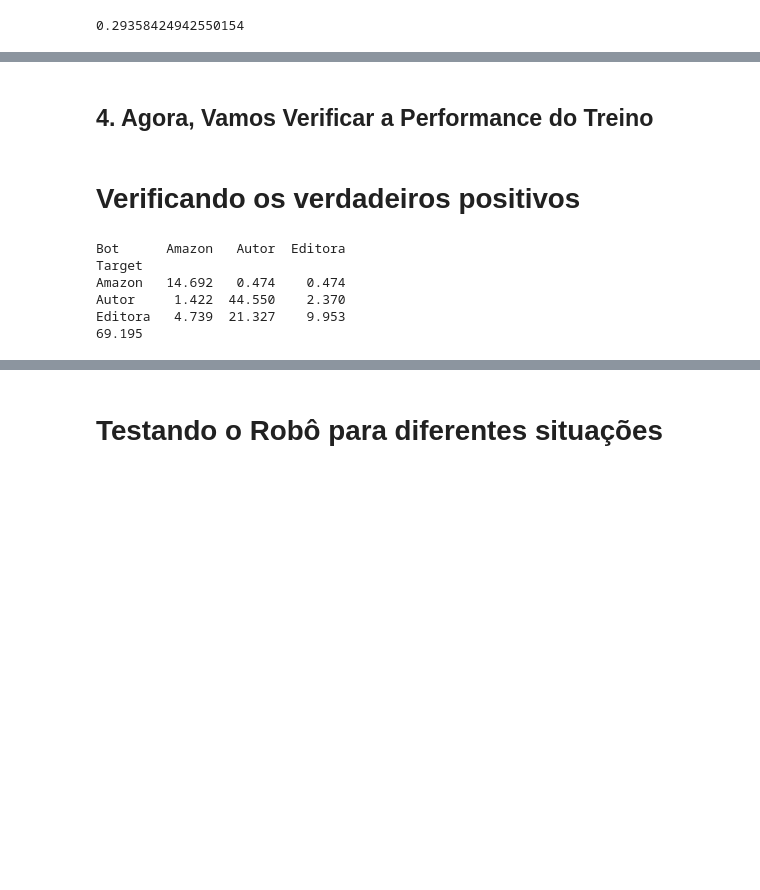
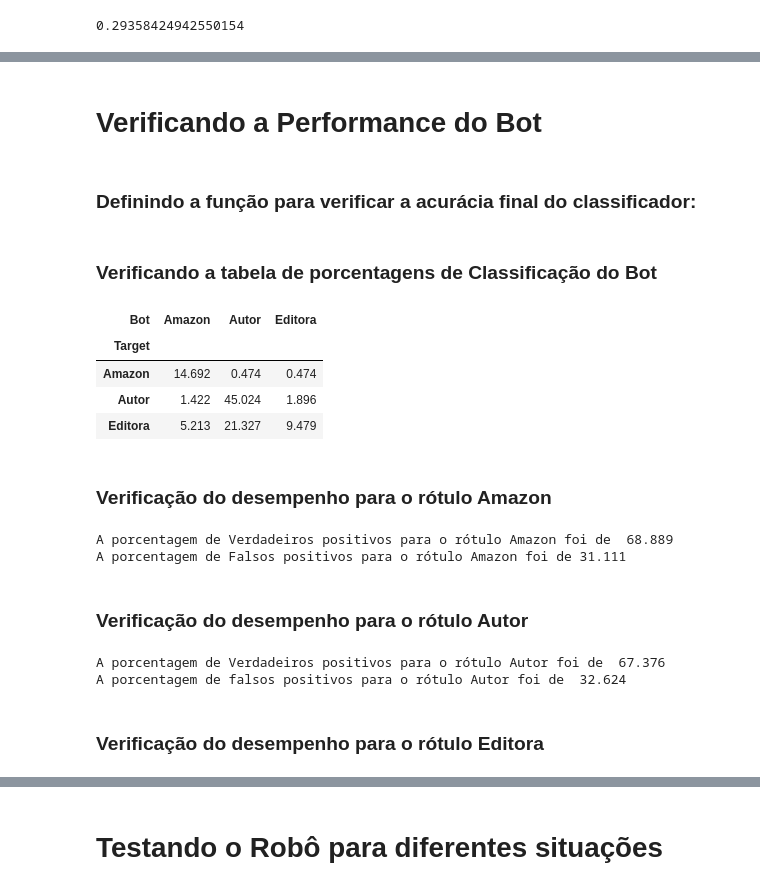
Before and after one commit to wellingtonrs07/Classificador-Naive-Bayes-Amazon, a Jupyter notebook: Código_Venâncio/Projeto1 Template (Venâncio).ipynb, the cells around one changed output, grey strips where cells are left out. Drawn from its saved outputs; the diff is of its cells as text; code cells hidden in the pictures; blank space fills up the shorter version.

```diff
--- a/Código_Venâncio/Projeto1 Template (Venâncio).ipynb
+++ b/Código_Venâncio/Projeto1 Template (Venâncio).ipynb
@@ -577,9 +622,9 @@ lista_teste
  'Autor',
  'Autor']
 # %% [markdown]
-## 4. Agora, Vamos Verificar a Performance do Treino
+# Verificando a Performance do Bot
-# %% [markdown]
-# Verificando os verdadeiros positivos
+# %% [markdown]
+### Definindo a função para verificar a acurácia final do classificador:
 # %%
 def verifica_acurácia(tabela_crosstab):
     Acurácia = 0
@@ -587,16 +632,40 @@ def verifica_acurácia(tabela_crosstab):
     Acurácia += tabela_crosstab.Autor[1]
     Acurácia += tabela_crosstab.Editora[2]
     return Acurácia
+# %% [markdown]
+### Verificando a tabela de porcentagens de Classificação do Bot
 # %%
-
 test['Bot'] = lista_teste
 tabela_verificação = (pd.crosstab(test.Target , test.Bot , normalize = True )*100).round(3)
-print(tabela_verificação)
-print(verifica_acurácia(tabela_verificação))
+tabela_verificação
 # %% [output]
-Bot      Amazon   Autor  Editora
-Target
-Amazon   14.692   0.474    0.474
-Autor     1.422  44.550    2.370
-Editora   4.739  21.327    9.953
-69.195
+| Bot | Amazon | Autor | Editora |
+| Target |  |  |  |
+| Amazon | 14.692 | 0.474 | 0.474 |
+| Autor | 1.422 | 45.024 | 1.896 |
+| Editora | 5.213 | 21.327 | 9.479 |
+# %% [markdown]
+### Verificação do desempenho para o rótulo Amazon
+# %%
+P_amazon_dado_amazon = tabela_verificação.Amazon.Amazon/sum(tabela_verificação.Amazon)
+
+P_amazonC_dado_amazon = 1 - P_amazon_dado_amazon
+print('A porcentagem de Verdadeiros positivos para o rótulo Amazon foi de  {0:.3f}'.format(P_amazon_dado_amazon * 100))
+print('A porcentagem de Falsos positivos para o rótulo Amazon foi de {0:.3f}' .format(P_amazonC_dado_amazon * 100))
+# %% [output]
+A porcentagem de Verdadeiros positivos para o rótulo Amazon foi de  68.889
+A porcentagem de Falsos positivos para o rótulo Amazon foi de 31.111
+# %% [markdown]
+### Verificação do desempenho para o rótulo Autor
+# %%
+P_autor_dado_autor = tabela_verificação.Autor.Autor/sum(tabela_verificação.Autor)
+
+P_autorC_dado_autor = 1 - P_autor_dado_autor
+
+print('A porcentagem de Verdadeiros positivos para o rótulo Autor foi de  {0:.3f}'.format(P_autor_dado_autor * 100))
+print('A porcentagem de falsos positivos para o rótulo Autor foi de  {0:.3f}'.format(P_autorC_dado_autor * 100))
+# %% [output]
+A porcentagem de Verdadeiros positivos para o rótulo Autor foi de  67.376
+A porcentagem de falsos positivos para o rótulo Autor foi de  32.624
+# %% [markdown]
+### Verificação do desempenho para o rótulo Editora
```
Also changed, not shown: parts of 78 cells of this notebook.
